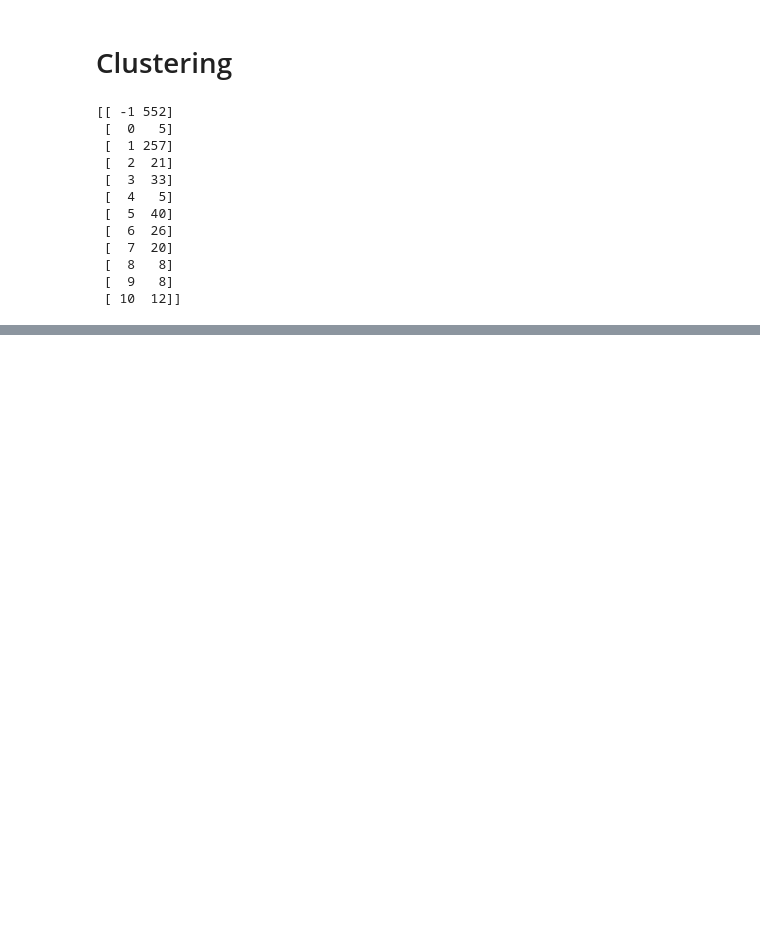
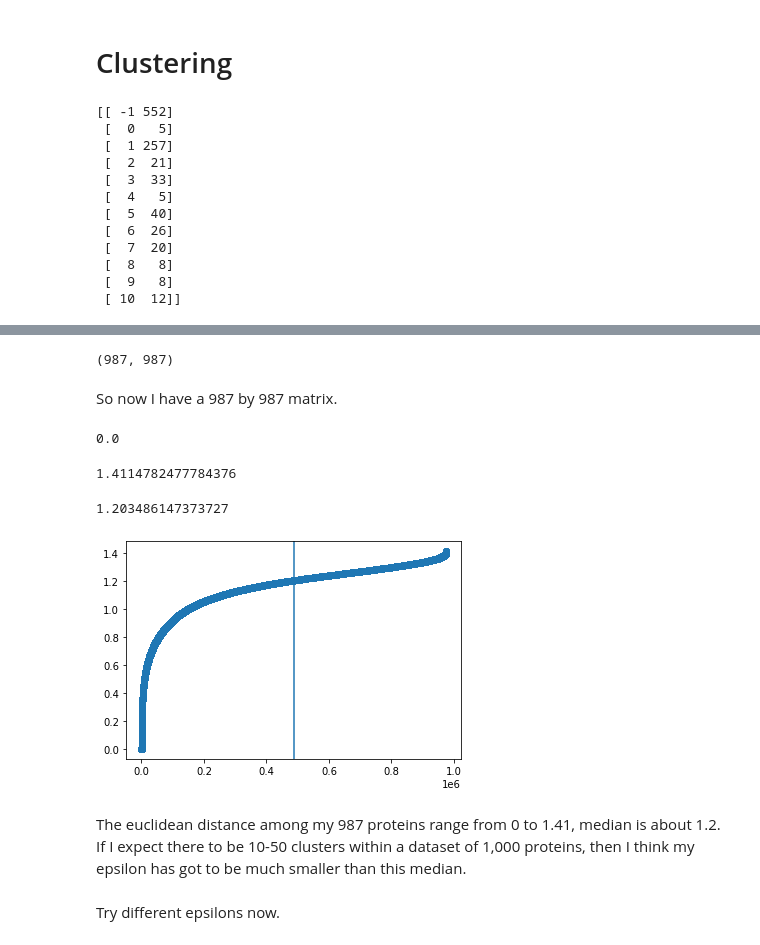
Before and after one commit to dptrsa-300/pss, a Jupyter notebook: clustering_model.ipynb, the cells around one changed output, grey strips where cells are left out. Drawn from its saved outputs; the diff is of its cells as text; code cells hidden in the pictures; blank space fills up the shorter version.

```diff
--- a/clustering_model.ipynb
+++ b/clustering_model.ipynb
@@ -263,0 +337,34 @@ print(np.asarray(np.unique(clustering.labels_, return_counts=True)).T)
+# %%
+from sklearn.metrics.pairwise import euclidean_distances
+ed = euclidean_distances(X_clean, X_clean)
+ed.shape
+# %% [output]
+(987, 987)
+# %% [markdown]
+So now I have a 987 by 987 matrix.
+# %%
+min_ed = np.min(ed)
+min_ed
+# %% [output]
+0.0
+# %%
+max_ed = np.max(ed)
+max_ed
+# %% [output]
+1.4114782477784376
+# %%
+np.median(ed)
+# %% [output]
+1.203486147373727
+# %%
+import matplotlib.pyplot as plt
+
+plt.scatter(range(0,987**2), np.sort(ed.flatten()))
+plt.axvline(987**2/2)
+plt.show()
+# %% [output]
+[figure, added]
+# %% [markdown]
+The euclidean distance among my 987 proteins range from 0 to 1.41, median is about 1.2. If I expect there to be 10-50 clusters within a dataset of 1,000 proteins, then I think my epsilon has got to be much smaller than this median.
+# %% [markdown]
+Try different epsilons now.
```
Also changed, not shown: parts of 28 cells of this notebook, 1 other file.
